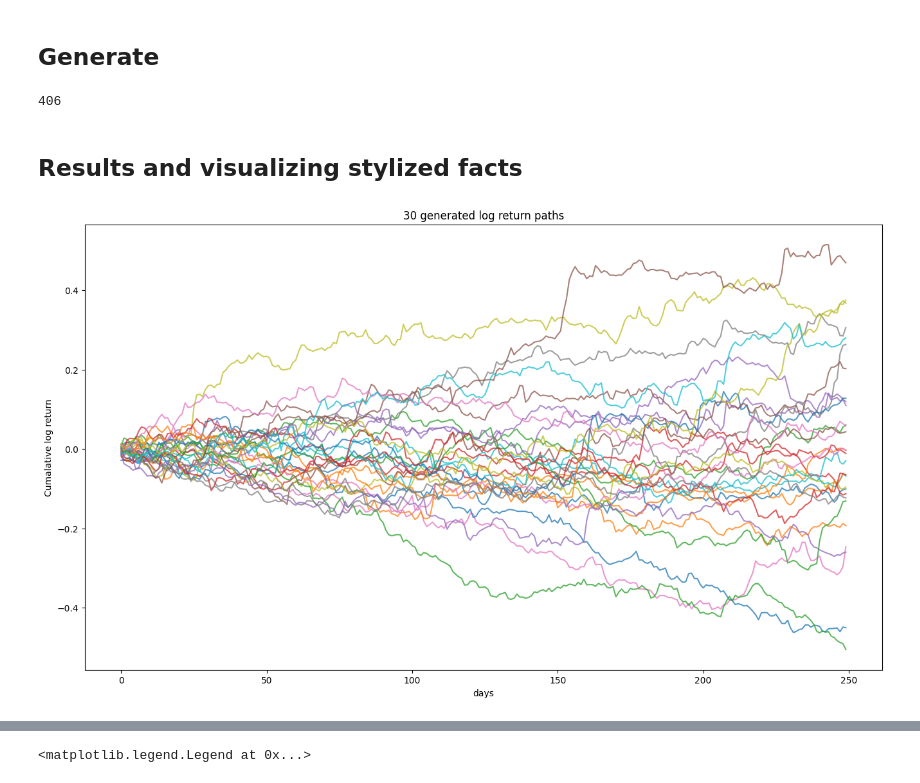
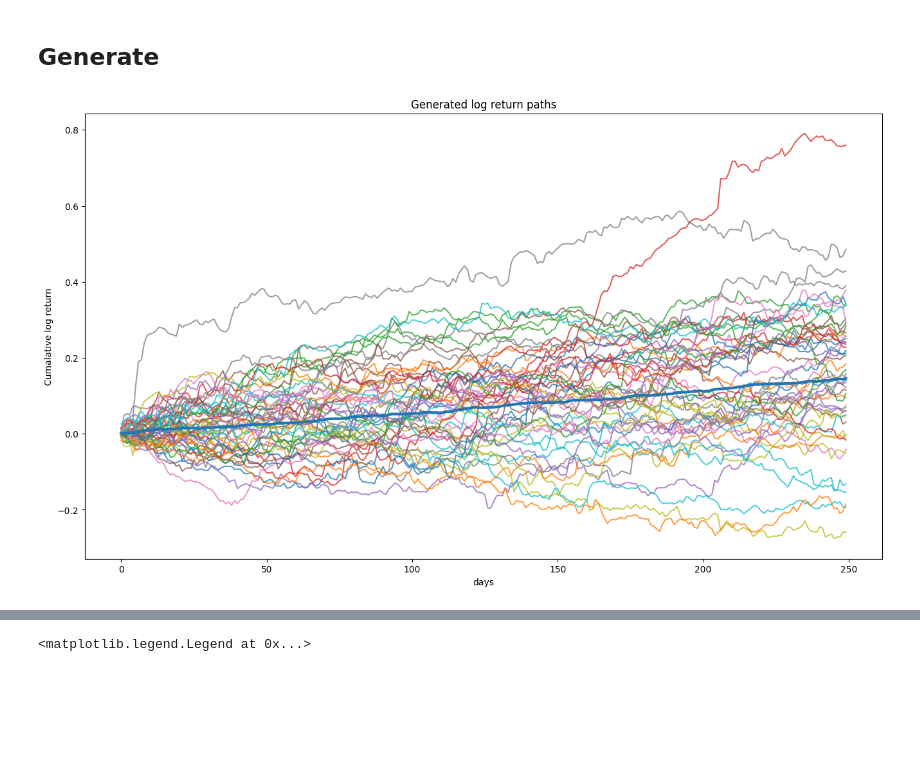
Before and after one commit to JamesSullivan/temporalCN, a Jupyter notebook: tf_train.ipynb, the cells around one changed output, grey strips where cells are left out. Cells and saved outputs as stored; diff of their text form; code cells hidden in the pictures; blank space fills up the shorter version.

Commit message:
Average Return paths

```diff
--- a/tf_train.ipynb
+++ b/tf_train.ipynb
@@ -33,6 +16,11 @@ from tensorflow.keras.models import load_model
 from model.tf_gan import GAN
 from model.tf_tcn import *
 # %%
+file_name = "ShanghaiSE_daily"
+file_path = "data\\"+file_name+".csv"
+generator_path = ""
+
+
 def dateparse(d):
     return pd.Timestamp(d)
 
@@ -101,17 +92,15 @@ y = standardScaler1.inverse_transform(y)
 
 # some basic filtering to redue the tendency of GAN to produce extreme returns
 y = y[(y.max(axis=1) <= 2 * log_returns.max()) & (y.min(axis=1) >= 2 * log_returns.min())]
-y -= y.mean()
-len(y)
+# y -= y.mean()
-# %% [output]
-406
-# %% [markdown]
-## Results and visualizing stylized facts
 # %%
+ySum = y[0:100].cumsum(axis=1).mean(axis=0)
+
 fig, ax = plt.subplots(figsize=(16,9))
-ax.plot(np.cumsum(y[0:30], axis=1).T, alpha=0.75)
-ax.set_title('30 generated log return paths'.format(len(y)))
+ax.plot(np.cumsum(y[0:50], axis=1).T, alpha=0.75)
+ax.plot(ySum, alpha=1, lw = 3)
+ax.set_title('Generated log return paths'.format(len(y)))
 ax.set_xlabel('days')
 ax.set_ylabel('Cumalative log return');
 # %% [output]
-[figure, old version]
+[figure, new version]
```
Also changed, not shown: parts of 3 cells of this notebook.
